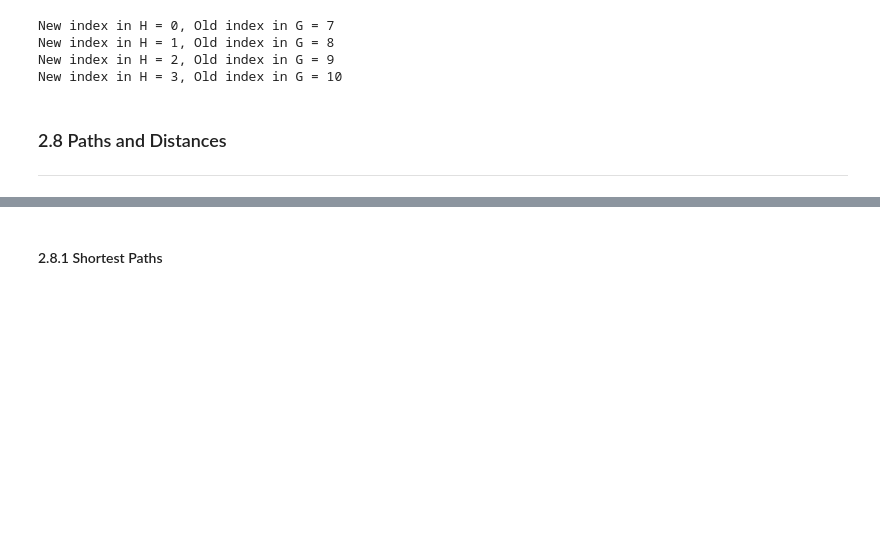
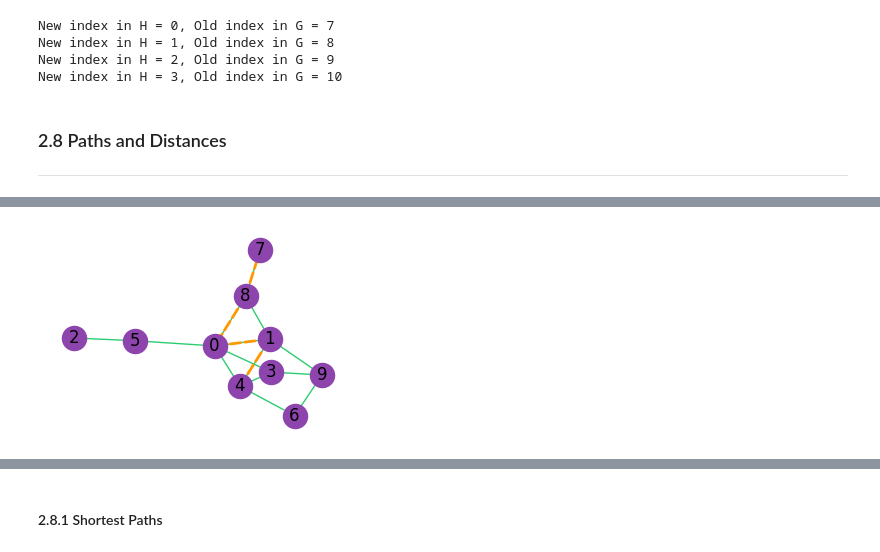
Before and after one commit to grogs84/networkscience, a Jupyter notebook: rChapter2.ipynb, the cells around one changed output, grey strips where cells are left out. Drawn from its saved outputs; the diff is of its cells as text; code cells hidden in the pictures; blank space fills up the shorter version.

```diff
--- a/rChapter2.ipynb
+++ b/rChapter2.ipynb
@@ -8,6 +8,7 @@ from rustworkx.visualization import graphviz_draw, mpl_draw
 # %%
 NS_PURPLE = "#8e44ad"
 NS_GREEN  = "#2ecc71"
+NS_ORANGE = "#FF9800"
 plt.rcParams['figure.figsize'] = (3, 2)
 plt.rcParams.update({
     "axes.spines.top": False,
@@ -276,0 +309,8 @@ New index in H = 3, Old index in G = 10
+# %%
+path_nodes = [7, 8, 0, 1, 4]
+path_edges = list(zip(path_nodes, path_nodes[1:]))
+path = G.edge_subgraph(path_edges)
+mpl_draw(G, node_color=NS_PURPLE, edge_color=NS_GREEN, pos=pos, with_labels=True)
+mpl_draw(path, pos=pos, node_size=0,edge_color=NS_ORANGE, width=2, style="--")
+# %% [output]
+[figure, added]
```
Also changed, not shown: parts of 21 cells of this notebook.
